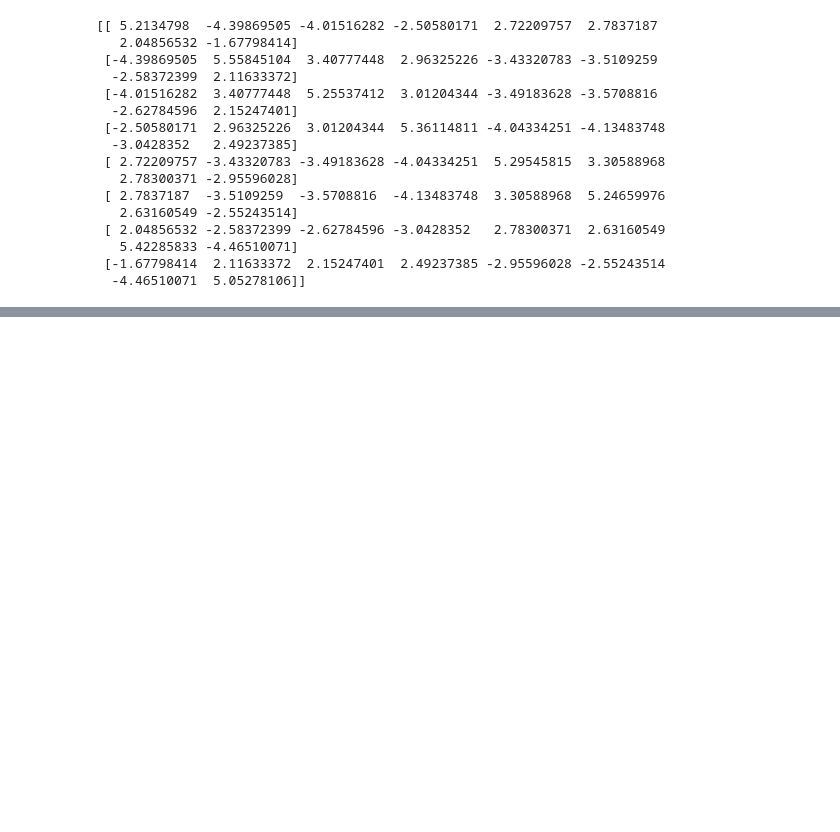
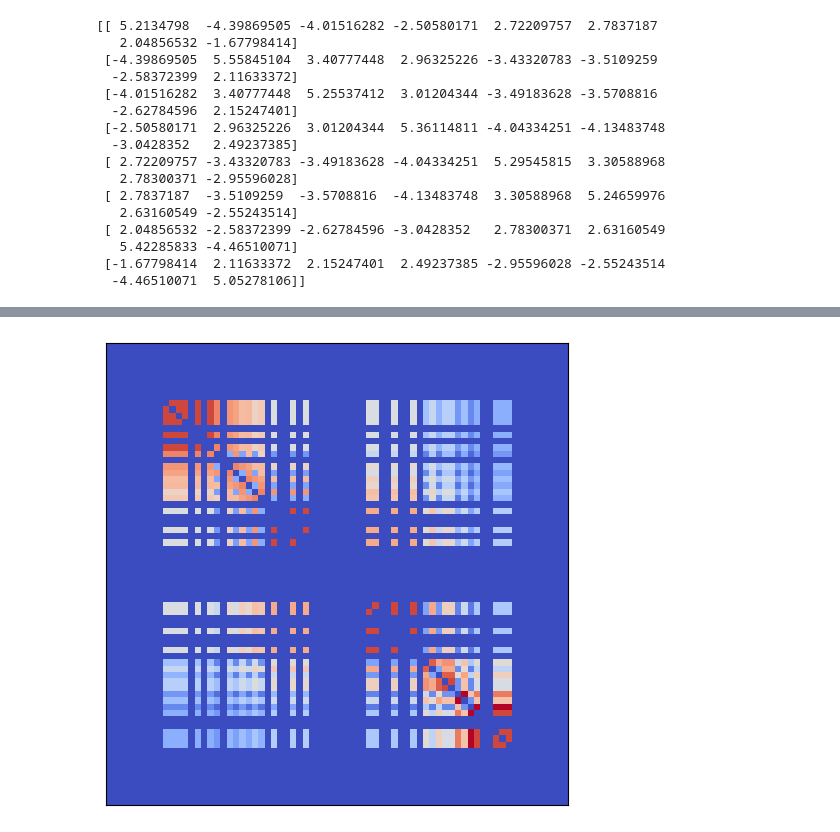
Before and after one commit to Quantum-Chemistry-Group-BNU/FOCUS, a Jupyter notebook: pyutils/spinAnalysis/spin-spin correlation function - fe8s7.ipynb, the cells around one changed output, grey strips where cells are left out. Saved outputs shown, nothing was run; the diff lists cells and outputs as text; code cells hidden in the pictures; blank space fills up the shorter version.

```diff
--- a/pyutils/spinAnalysis/spin-spin correlation function - fe8s7.ipynb
+++ b/pyutils/spinAnalysis/spin-spin correlation function - fe8s7.ipynb
@@ -109,0 +167,3 @@ print(sisj)
+# %%
+spMPS = mps_simple.singleSiteEntropy(sites,iroot)
+print('spMPS=\n',np.sum(spMPS),spMPS)
@@ -109,0 +191,3 @@ print(sisj)
+# %%
+spqMPS = mps_simple.twoSiteEntropy(sites,iroot)
+print('spqMPS=\n',spqMPS)
@@ -109,0 +209,3 @@ print(sisj)
+# %%
+IpqMPS = mps_simple.mutualInformation(spqMPS,spMPS)
+print('IpqMPS=\n',IpqMPS)
@@ -109,0 +227,13 @@ print(sisj)
+# %%
+import matplotlib.pyplot as plt
+from matplotlib import cm
+
+ischeme = 'nearest'
+fig, axes = plt.subplots(1, 1, figsize=(12, 6),
+             subplot_kw={'xticks': [], 'yticks': []})
+fig.subplots_adjust(hspace=0.3, wspace=0.05)
+clmap = cm.coolwarm
+im = axes.imshow(IpqMPS,interpolation=ischeme,cmap=clmap)
+plt.show()
+# %% [output]
+[figure, added]
```
Also changed, not shown: parts of 9 cells of this notebook, 7 other files.
